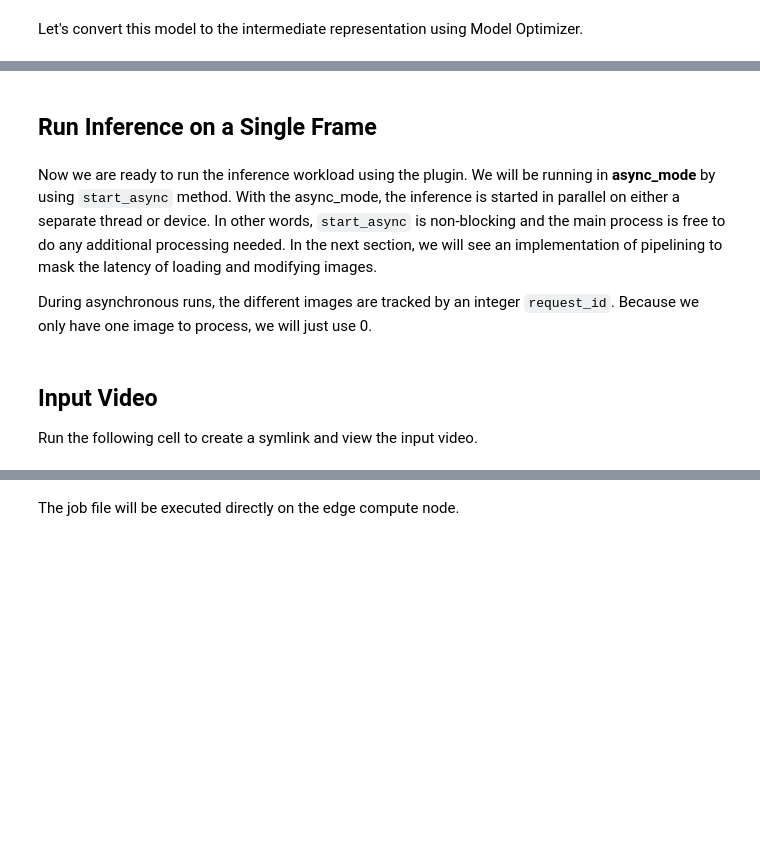
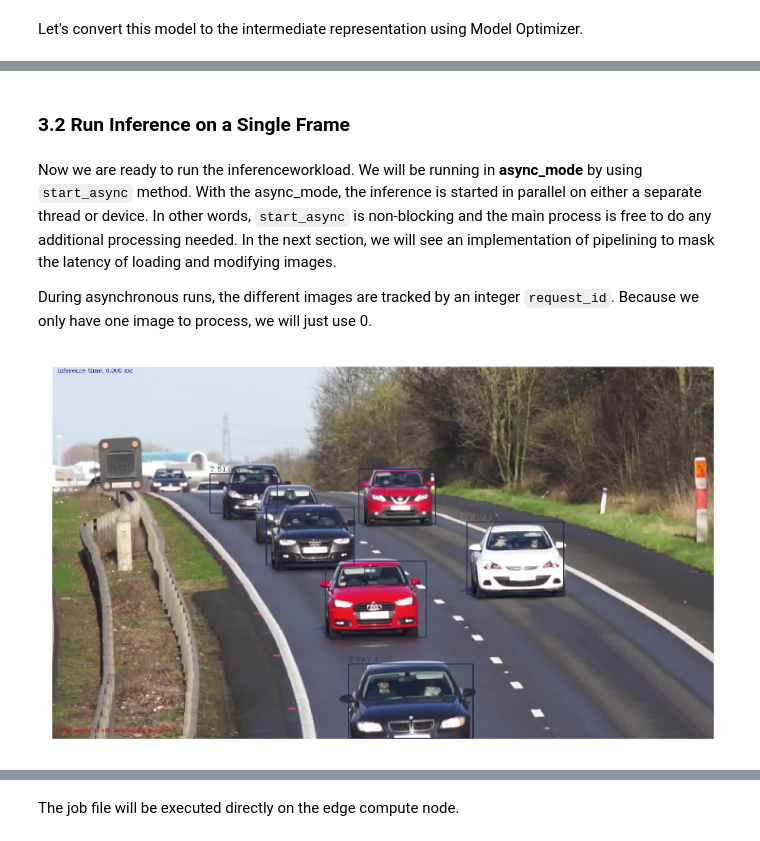
Before and after one commit to jlee17/iot-devcloud, a Jupyter notebook: python/developer_samples/object-detection-python/object_detection_demo.ipynb, the cells around one changed output, grey strips where cells are left out. Drawn from its saved outputs; the diff is of its cells as text; code cells hidden in the pictures; blank space fills up the shorter version.

Commit message:
updated comments and descriptions for move to IECore

```diff
--- a/python/developer_samples/object-detection-python/object_detection_demo.ipynb
+++ b/python/developer_samples/object-detection-python/object_detection_demo.ipynb
@@ -118,9 +158,5 @@ Once we have the plugin and the network, we can load the network into the plugin
 # %%
 def loadNetwork(ie, net, device):
-    # Loading IR model to the plugin.
+    # Loading IR model to IECore.
     exec_net = ie.load_network(network=net, num_requests=2, device_name=device)
-
-    # Getting the input and outputs of the network
-    input_blob = next(iter(net.inputs))
-    out_blob = next(iter(net.outputs))
-    return exec_net,input_blob,out_blob
+    return exec_net
@@ -139,9 +190,9 @@ def preprocessImage(img_path, net, input_blob):
     in_frame = in_frame.transpose((2, 0, 1))  # Change data layout from HWC to CHW
     return in_frame.reshape((n, c, h, w)),frame
 # %% [markdown]
-## Run Inference on a Single Frame
+### 3.2 Run Inference on a Single Frame
 # %% [markdown]
-Now we are ready to run the inference workload using the plugin. We will be running in **async_mode** by using `start_async` method. With the async_mode, the inference is started in parallel on either a separate thread or device.
+Now we are ready to run the inferenceworkload. We will be running in **async_mode** by using `start_async` method. With the async_mode, the inference is started in parallel on either a separate thread or device.
 In other words, `start_async` is non-blocking and the main process is free to do any additional processing needed.
 In the next section, we will see an implementation of pipelining to mask the latency of loading and modifying images.
 
@@ -152,41 +203,45 @@ from out_process import placeBoxes
 import matplotlib.pyplot as plt
 
 # Request id to keep track of
 def runInference():
-    ie = createPlugin('CPU')
-    model_xml = "models/mobilenet-ssd/FP32/mobilenet-ssd.xml"
-    model_bin = "models/mobilenet-ssd/FP32/mobilenet-ssd.bin"
-    net = createNetwork(model_xml, model_bin, ie, device='CPU')
-    exec_net,input_blob,out_blob = loadNetwork(ie, net, device="CPU")
+    # Create IECore object
+    ie = IECore()
+
+    # Create IENetwork object from the mobilenet model
+    model_xml = "models/mobilenet-ssd/FP16/mobilenet-ssd.xml"
+    model_bin = "models/mobilenet-ssd/FP16/mobilenet-ssd.bin"
+    net,input_blob,out_blob = createNetwork(model_xml, model_bin, ie, device='CPU')
+
+    # Generate ExecutableNetwork
+    exec_net = loadNetwork(ie, net, device="CPU")
+
+    # Preprocess image
     in_frame,original_frame = preprocessImage('cars_1900_first_frame.jpg', net, input_blob)
 
+    # Starting the inference in async mode, which starts the inference in parallel
     my_request_id=0
-
-    # Starting the inference in async mode, which starts the inference in parallel
     exec_net.start_async(request_id=my_request_id, inputs={input_blob: in_frame})
     # ... You can do additional processing or latency masking while we wait ...
 
     # Blocking wait for a particular request_id
     if exec_net.requests[my_request_id].wait(-1) == 0:
         # getting the result of the network
         res = exec_net.requests[my_request_id].outputs[out_blob]
 
         # Processing the output result and adding labels on the image. Implementation is not shown in the
         #  this notebook; you can find it in object_detection_demo_ssd_async.py
         prob_threshold = 0.5  # 50% confidence needed for "detection"
         initial_w = original_frame.shape[1]
         initial_h = original_frame.shape[0]
         frame = placeBoxes(res, None, prob_threshold, original_frame, initial_w, initial_h, False, my_request_id, 0)
         fig = plt.figure(dpi=300)
         ax = fig.add_subplot(111)
         ax.imshow(cv2.cvtColor(frame, cv2.COLOR_BGR2RGB), interpolation='none')
         plt.axis("off")
         plt.show()
     else:
         print("There was an error with the request")
 
 runInference()
+# %% [output]
+[figure, added]
-# %% [markdown]
-## Input Video
-
-Run the following cell to create a symlink and view the input video.
```
Also changed, not shown: parts of 43 cells of this notebook, 1 other file.
